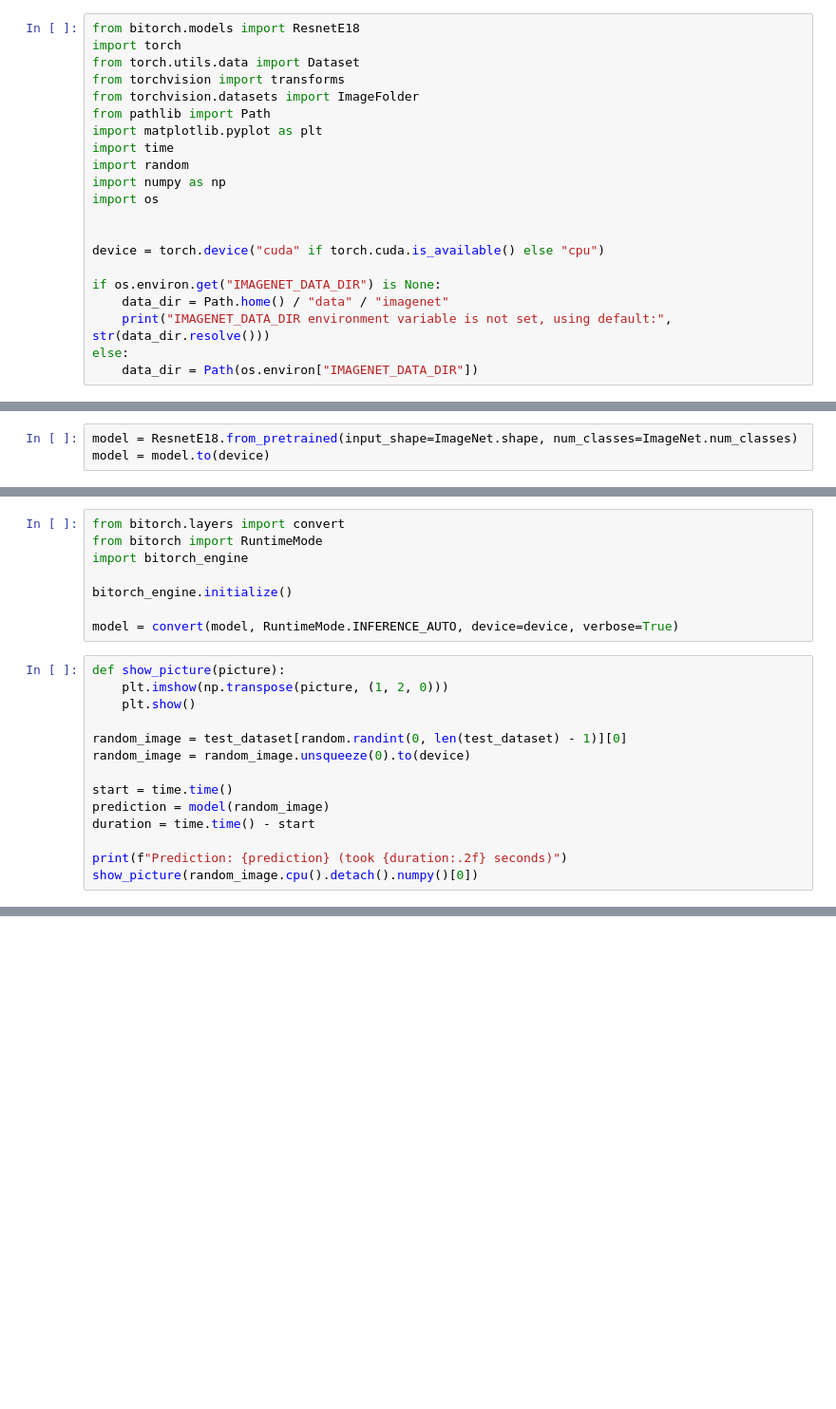
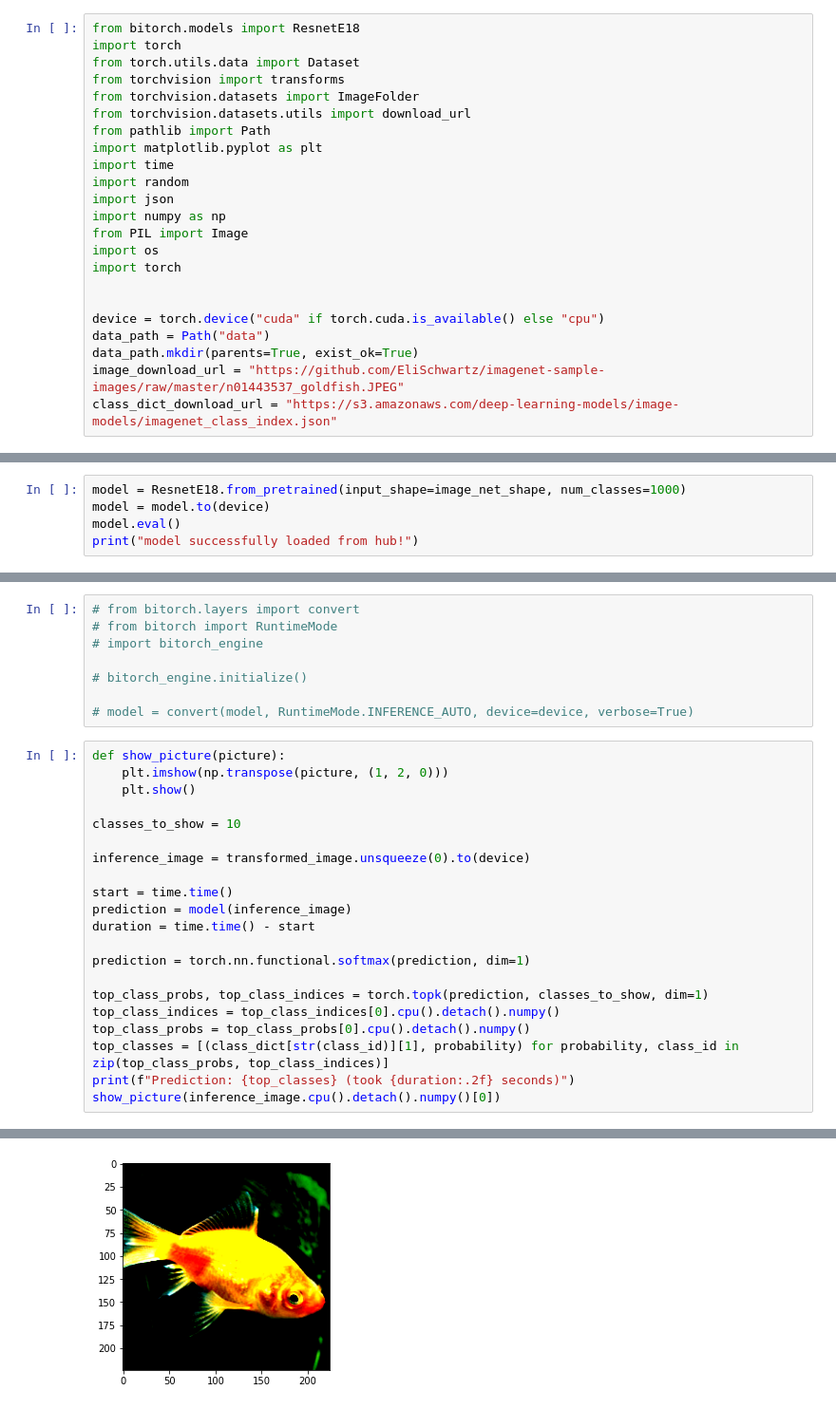
Before and after one commit to hpi-xnor/bitorch, a Jupyter notebook: examples/notebooks/Minimal_Example.ipynb, the cells around one changed output, grey strips where cells are left out. Shown at 95% size. Saved outputs shown, nothing was run; the diff lists cells and outputs as text; blank space fills up the shorter version.

```diff
--- a/examples/notebooks/Minimal_Example.ipynb
+++ b/examples/notebooks/Minimal_Example.ipynb
@@ -6,18 +8,20 @@ import torch
 from torch.utils.data import Dataset
 from torchvision import transforms
 from torchvision.datasets import ImageFolder
+from torchvision.datasets.utils import download_url
 from pathlib import Path
 import matplotlib.pyplot as plt
 import time
 import random
+import json
 import numpy as np
+from PIL import Image
 import os
+import torch
 
 
 device = torch.device("cuda" if torch.cuda.is_available() else "cpu")
-
-if os.environ.get("IMAGENET_DATA_DIR") is None:
-    data_dir = Path.home() / "data" / "imagenet"
-    print("IMAGENET_DATA_DIR environment variable is not set, using default:", str(data_dir.resolve()))
-else:
-    data_dir = Path(os.environ["IMAGENET_DATA_DIR"])
+data_path = Path("data")
+data_path.mkdir(parents=True, exist_ok=True)
+image_download_url = "https://github.com/EliSchwartz/imagenet-sample-images/raw/master/n01443537_goldfish.JPEG"
+class_dict_download_url = "https://s3.amazonaws.com/deep-learning-models/image-models/imagenet_class_index.json"
@@ -78,3 +52,5 @@ test_dataset = ImageNet(data_dir, is_train=False)
 # %%
-model = ResnetE18.from_pretrained(input_shape=ImageNet.shape, num_classes=ImageNet.num_classes)
+model = ResnetE18.from_pretrained(input_shape=image_net_shape, num_classes=1000)
 model = model.to(device)
+model.eval()
+print("model successfully loaded from hub!")
@@ -81,22 +60,30 @@ model = model.to(device)
 # %%
-from bitorch.layers import convert
-from bitorch import RuntimeMode
-import bitorch_engine
+# from bitorch.layers import convert
+# from bitorch import RuntimeMode
+# import bitorch_engine
 
-bitorch_engine.initialize()
+# bitorch_engine.initialize()
 
-model = convert(model, RuntimeMode.INFERENCE_AUTO, device=device, verbose=True)
+# model = convert(model, RuntimeMode.INFERENCE_AUTO, device=device, verbose=True)
 # %%
 def show_picture(picture):
     plt.imshow(np.transpose(picture, (1, 2, 0)))
     plt.show()
 
-random_image = test_dataset[random.randint(0, len(test_dataset) - 1)][0]
-random_image = random_image.unsqueeze(0).to(device)
+classes_to_show = 10
+
+inference_image = transformed_image.unsqueeze(0).to(device)
 
 start = time.time()
-prediction = model(random_image)
+prediction = model(inference_image)
 duration = time.time() - start
 
-print(f"Prediction: {prediction} (took {duration:.2f} seconds)")
-show_picture(random_image.cpu().detach().numpy()[0])
+prediction = torch.nn.functional.softmax(prediction, dim=1)
+
+top_class_probs, top_class_indices = torch.topk(prediction, classes_to_show, dim=1)
+top_class_indices = top_class_indices[0].cpu().detach().numpy()
+top_class_probs = top_class_probs[0].cpu().detach().numpy()
+top_classes = [(class_dict[str(class_id)][1], probability) for probability, class_id in zip(top_class_probs, top_class_indices)]
+print(f"Prediction: {top_classes} (took {duration:.2f} seconds)")
+show_picture(inference_image.cpu().detach().numpy()[0])
+# %% [output]
@@ -102,0 +92 @@ show_picture(random_image.cpu().detach().numpy()[0])
+[figure, added]
```
Also changed, not shown: parts of 6 cells of this notebook, 2 other files.
